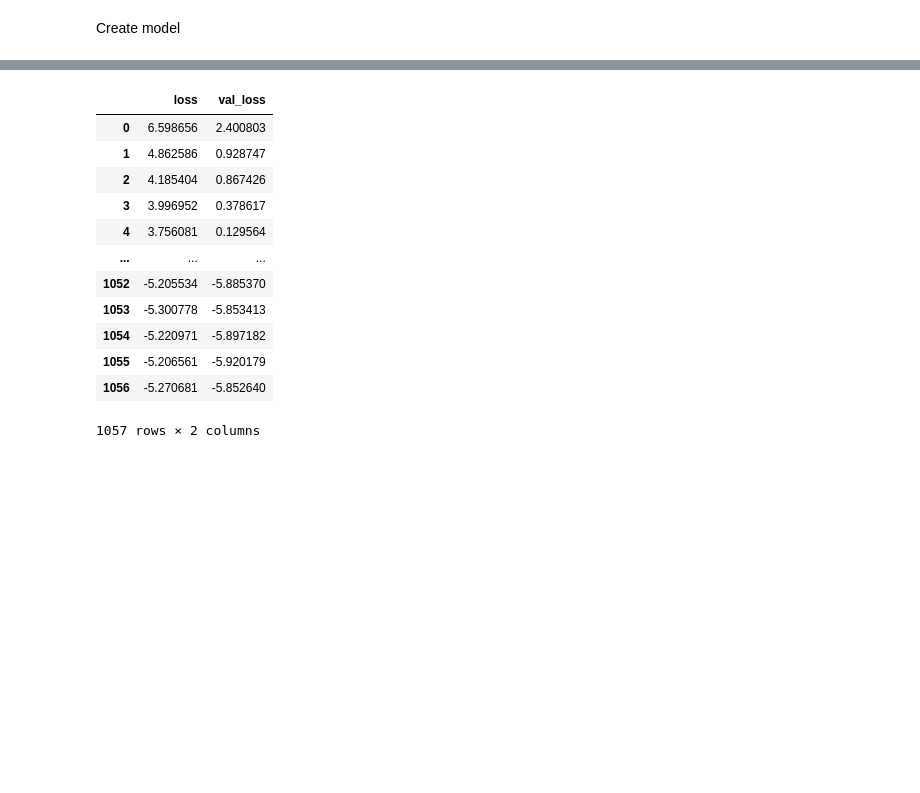
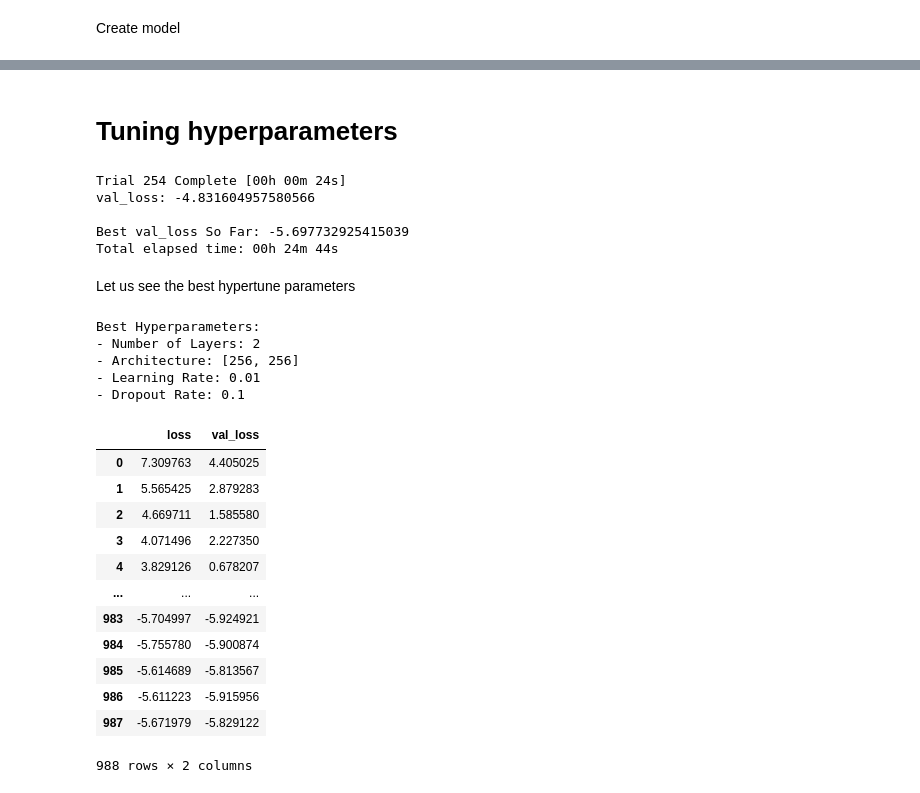
Before and after one commit to supriodubey/Thesis, a Jupyter notebook: codes/Moment_Network_LCDM.ipynb, the cells around one changed output, grey strips where cells are left out. Cells and saved outputs as stored; diff of their text form; code cells hidden in the pictures; blank space fills up the shorter version.

Commit message:
Added HyperBand Hypertuning modified the model

```diff
--- a/codes/Moment_Network_LCDM.ipynb
+++ b/codes/Moment_Network_LCDM.ipynb
@@ -49,7 +48,7 @@ plt.rcParams.update({
     "font.family": "sans-serif"
 })
 # %%
-directory_path = "/home/draco/work/quijote/"
+directory_path = "/home/ubuntu/" # add path to the data directory
 # %% [markdown]
 ## Loading the Data
 
@@ -404,33 +374,75 @@ ________________________________________________________________________________
+# %% [markdown]
+# Tuning hyperparameters
+# %%
+# Instantiating the tuner
+tuner = kt.Hyperband(
+    model_build,
+    objective= 'val_loss',
+    max_epochs = 100,
+    directory='keras_tuner_dir',
+    project_name='hyperband_tuning')
+# Running the HyperParameter Search
+
+tuner.search(X_train, y_train, validation_data=(X_val, y_val), epochs=100000, callbacks=[clr_triangular, early_stopping])
+# %% [output]
+Trial 254 Complete [00h 00m 24s]
+val_loss: -4.831604957580566
+
+Best val_loss So Far: -5.697732925415039
+Total elapsed time: 00h 24m 44s
+# %% [markdown]
+Let us see the best hypertune parameters
+# %%
+best_hp=tuner.get_best_hyperparameters(num_trials=1)[0]
+
+best_num_layers = best_hp.get('num_layers')
+best_architecture = [best_hp.get(f"unit_num_{i}") for i in range(best_num_layers)]
+best_learning_rate = best_hp.get('learning_rate')
+best_dropout_rate = best_hp.get('dropout_rate')
+
+print(f"""
+Best Hyperparameters:
+- Number of Layers: {best_num_layers}
+- Architecture: {best_architecture}
+- Learning Rate: {best_learning_rate}
+- Dropout Rate: {best_dropout_rate}
+""")
+# %% [output]
+Best Hyperparameters:
+- Number of Layers: 2
+- Architecture: [256, 256]
+- Learning Rate: 0.01
+- Dropout Rate: 0.1
 # %%
 # Fitting the model
-
+model = model_build(best_hp)
 histories= model.fit(
     X_train,
     y_train,
     validation_data=(X_val,
                      y_val),
     batch_size=512,
     epochs=1000000,
     callbacks=[clr_triangular, early_stopping],
     verbose=0,
 )
 # Histories return
 df_history = pd.DataFrame(histories.history)
 df_history
 # %% [output]
 |  | loss | val_loss |
-| 0 | 6.598656 | 2.400803 |
-| 1 | 4.862586 | 0.928747 |
-| 2 | 4.185404 | 0.867426 |
-| 3 | 3.996952 | 0.378617 |
-| 4 | 3.756081 | 0.129564 |
+| 0 | 7.309763 | 4.405025 |
+| 1 | 5.565425 | 2.879283 |
+| 2 | 4.669711 | 1.585580 |
+| 3 | 4.071496 | 2.227350 |
+| 4 | 3.829126 | 0.678207 |
 | ... | ... | ... |
-| 1052 | -5.205534 | -5.885370 |
-| 1053 | -5.300778 | -5.853413 |
-| 1054 | -5.220971 | -5.897182 |
-| 1055 | -5.206561 | -5.920179 |
-| 1056 | -5.270681 | -5.852640 |
+| 983 | -5.704997 | -5.924921 |
+| 984 | -5.755780 | -5.900874 |
+| 985 | -5.614689 | -5.813567 |
+| 986 | -5.611223 | -5.915956 |
+| 987 | -5.671979 | -5.829122 |
-1057 rows × 2 columns
+988 rows × 2 columns
 # %%
 plot_loss(df_history)#, logy=True, ylim=[15, 25])
 # %% [output]
```
Also changed, not shown: parts of 14 cells of this notebook.
